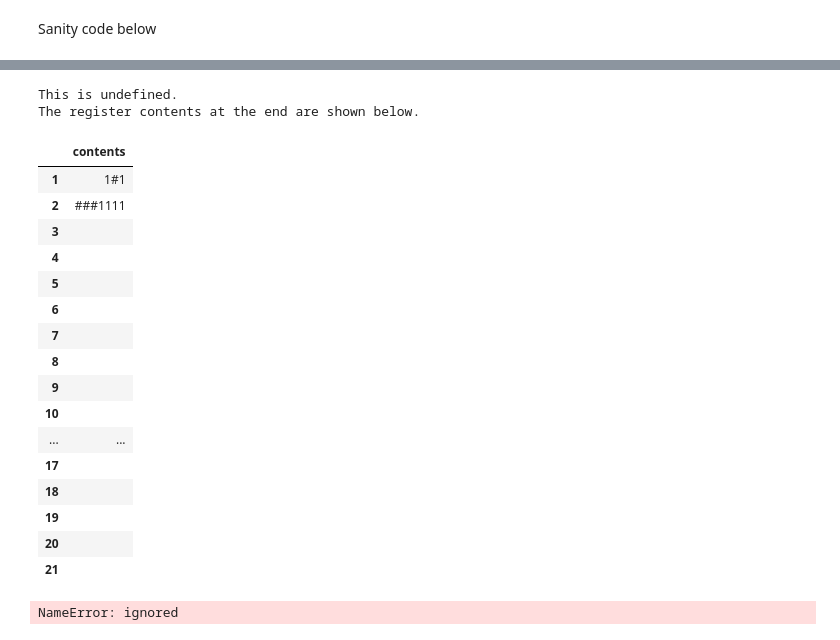
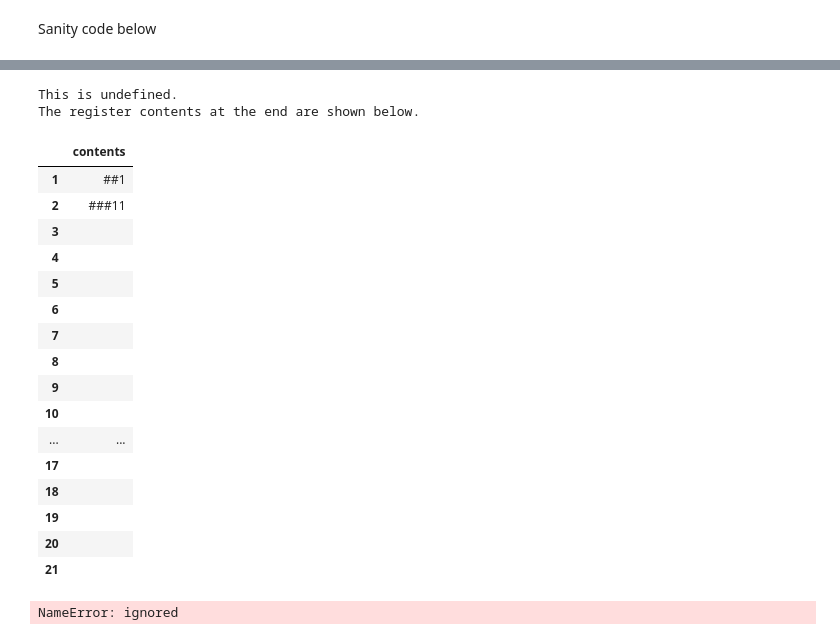
Before and after one commit to lmoss/onesharp, a Jupyter notebook: primitive_recursion.ipynb, the cells around one changed output, grey strips where cells are left out. Drawn from its saved outputs; the diff is of its cells as text; code cells hidden in the pictures.

```diff
--- a/primitive_recursion.ipynb
+++ b/primitive_recursion.ipynb
@@ -691,22 +691,24 @@ def compose(outer_fn,proglist,argument_number):
 
 # <g,h>(x-bar,0) = g(x-bar)
 # <g,h>(x-bar,n+1) = h(x-bar,n,<g,h>(x-bar,n))
-# k is the number of xs, so the arity of <g,h> is k+1
-# k+2 is the number of arguments to g
-# k+1 is the number of arguments to the function we are building
+# k-1 is the number of xs, so the arity of <g,h> is k
+# k+1 is the number of arguments to g
+# k is the number of arguments to the function we are building
 #free is large enough so that neither g nor h use it or any larger register.
 # g and h are assumed to preserve their inputs
-def primitive_recursion(g,h,k):
+def primitive_recursion(g,h,arity):
   n1 = max_register(g)
   n2 = max_register(h)
   free = max([n1,n2])+1
-  plan = [['top',move_prog(k+1,free) + g + move_prog(k+1,k+2) + ones(k+1) + '##' ],
-          ['second',compare_prog(free,k+1)],
+  plan = [['top',move_prog(arity,free) + g +
+               move_prog(arity,arity+1) + ones(arity) + '##' ],
+          ['second',compare_prog(free,arity)],
           ['fourth', 'cases', free+1, 'a', 'main_loop', 'end' ],
           ['a', clear_prog(free)],
           ['goto', 'end'],
-          ['main_loop',h +clear_prog(k+2) + move_prog(k+3,k+2)  + successor_prog(k+1,k+3) +
-            compare_prog(free,k+1)],
+          ['main_loop',h +clear_prog(arity+1) +
+             move_prog(arity+2,arity+1)  + successor_prog(arity,arity+2) +
+            compare_prog(free,arity)],
           ['goto', 'fourth'],
         ]
   trial = sanity(plan)
@@ -738,22 +716,22 @@ The register contents at the end are shown below.
 # %%
 s_prog = copy_1_2_3 + bump(s,1)
 add = primitive_recursion(proj_prog(1,1), compose(s_prog,[proj_prog(3,3)],3),1)
 mul = primitive_recursion(z_prog, compose(add,[proj_prog(3,3),proj_prog(1,3)],3), 1)
 exp = primitive_recursion(one_prog,compose(mul,[proj_prog(3,3),proj_prog(1,3)],3),1)
 first = compose(s_prog,[proj_prog(1,2)],2)
 second =compose(mul,[proj_prog(2,2), first], 2)
 fac = primitive_recursion('1#',second,0)
 
-onesharp(fac,['1#1'])
+onesharp(fac,['##1'])
 ## 8! took 4 minutes with multipy defined compose(add,[proj_prog(1,3),proj_prog(3,3)]
 ## 1 minute [proj_prog(3,3),proj_prog(1,3)]
 #onesharp(exp,['11','##1'])
 # %% [output]
 This is undefined.
 The register contents at the end are shown below.
 |  | contents |
-| 1 | 1#1 |
-| 2 | ###1111 |
+| 1 | ##1 |
+| 2 | ###11 |
 | 3 |  |
 | 4 |  |
 | 5 |  |
```
Also changed, not shown: parts of 9 cells of this notebook.
